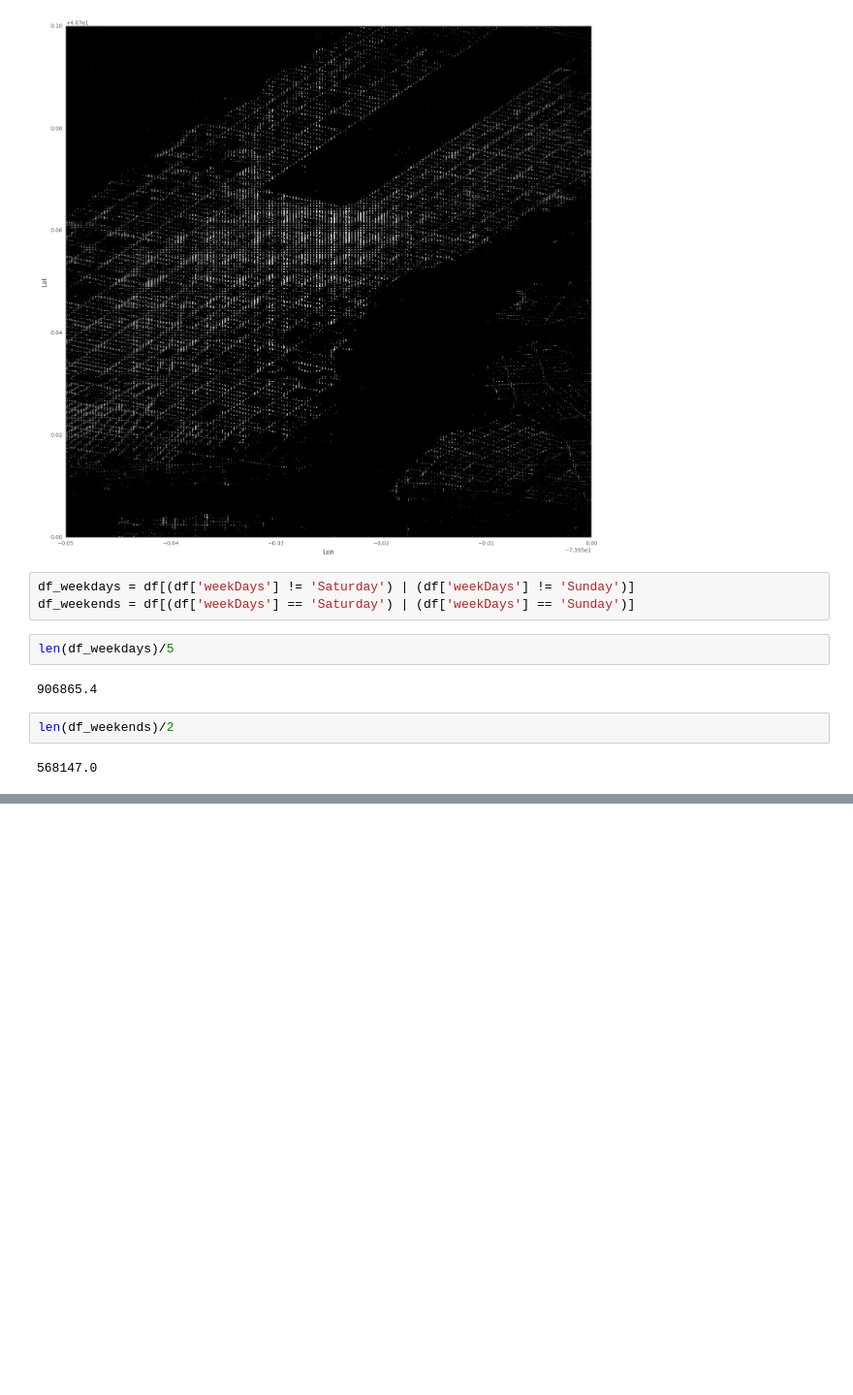
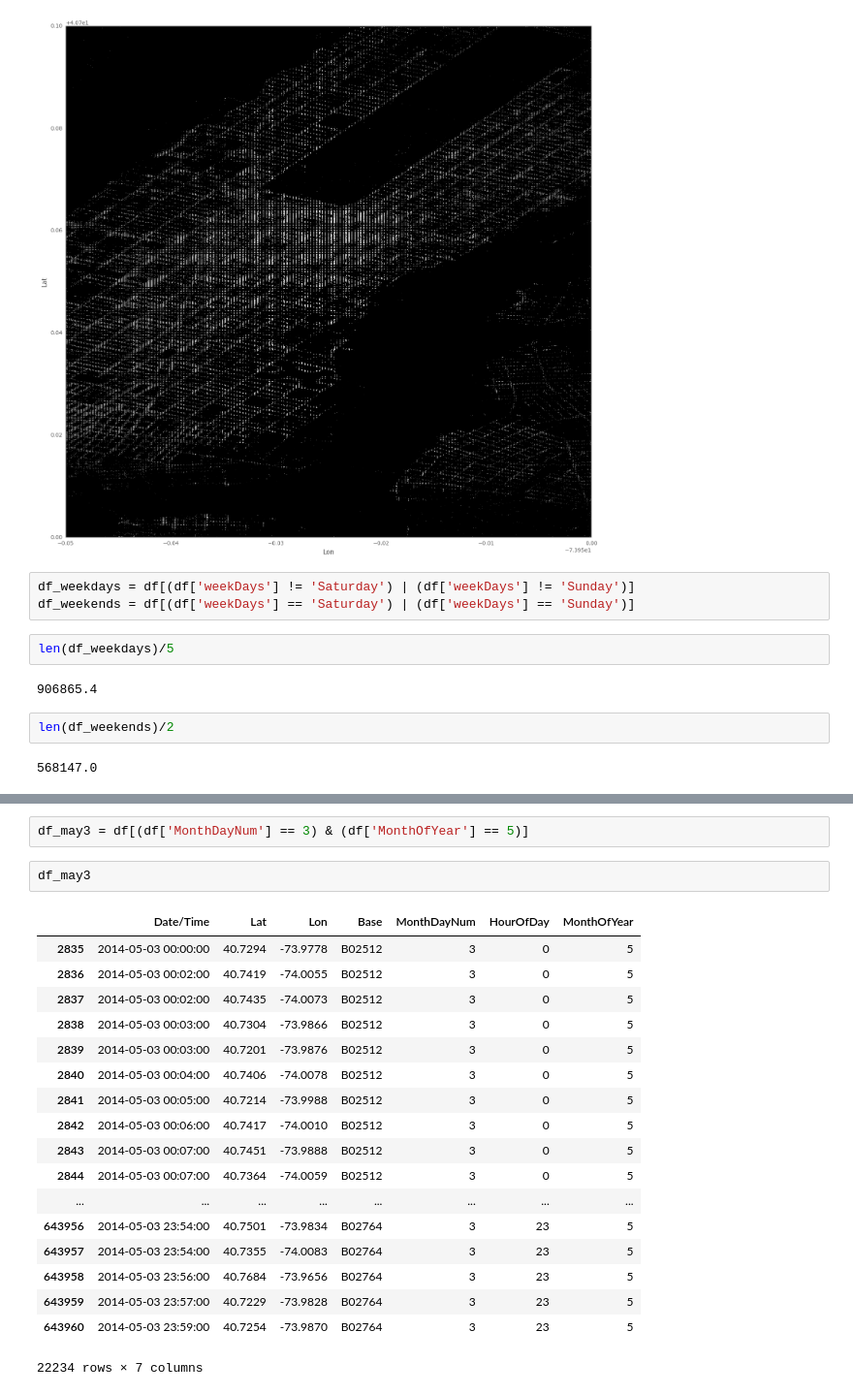
Before and after one commit to msabhi/mining-uber-dataset, a Jupyter notebook: RandomForest/Trends.ipynb, the cells around one changed output, grey strips where cells are left out. Shown: that part at 97% size. Cells and saved outputs as stored; diff of their text form; blank space fills up the shorter version.

```diff
--- a/RandomForest/Trends.ipynb
+++ b/RandomForest/Trends.ipynb
@@ -61,0 +85,23 @@ len(df_weekends)/2
+# %%
+df_may3 = df[(df['MonthDayNum'] == 3) & (df['MonthOfYear'] == 5)]
+# %%
+df_may3
+# %% [output]
+|  | Date/Time | Lat | Lon | Base | MonthDayNum | HourOfDay | MonthOfYear |
+| 2835 | 2014-05-03 00:00:00 | 40.7294 | -73.9778 | B02512 | 3 | 0 | 5 |
+| 2836 | 2014-05-03 00:02:00 | 40.7419 | -74.0055 | B02512 | 3 | 0 | 5 |
+| 2837 | 2014-05-03 00:02:00 | 40.7435 | -74.0073 | B02512 | 3 | 0 | 5 |
+| 2838 | 2014-05-03 00:03:00 | 40.7304 | -73.9866 | B02512 | 3 | 0 | 5 |
+| 2839 | 2014-05-03 00:03:00 | 40.7201 | -73.9876 | B02512 | 3 | 0 | 5 |
+| 2840 | 2014-05-03 00:04:00 | 40.7406 | -74.0078 | B02512 | 3 | 0 | 5 |
+| 2841 | 2014-05-03 00:05:00 | 40.7214 | -73.9988 | B02512 | 3 | 0 | 5 |
+| 2842 | 2014-05-03 00:06:00 | 40.7417 | -74.0010 | B02512 | 3 | 0 | 5 |
+| 2843 | 2014-05-03 00:07:00 | 40.7451 | -73.9888 | B02512 | 3 | 0 | 5 |
+| 2844 | 2014-05-03 00:07:00 | 40.7364 | -74.0059 | B02512 | 3 | 0 | 5 |
+| ... | ... | ... | ... | ... | ... | ... | ... |
+| 643956 | 2014-05-03 23:54:00 | 40.7501 | -73.9834 | B02764 | 3 | 23 | 5 |
+| 643957 | 2014-05-03 23:54:00 | 40.7355 | -74.0083 | B02764 | 3 | 23 | 5 |
+| 643958 | 2014-05-03 23:56:00 | 40.7684 | -73.9656 | B02764 | 3 | 23 | 5 |
+| 643959 | 2014-05-03 23:57:00 | 40.7229 | -73.9828 | B02764 | 3 | 23 | 5 |
+| 643960 | 2014-05-03 23:59:00 | 40.7254 | -73.9870 | B02764 | 3 | 23 | 5 |
+22234 rows × 7 columns
```
Also changed, not shown: parts of 3 cells of this notebook.
